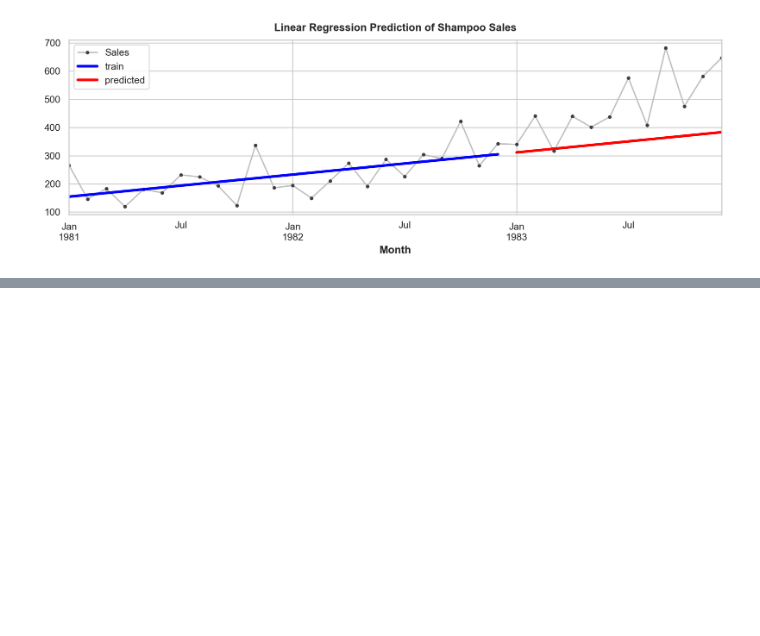
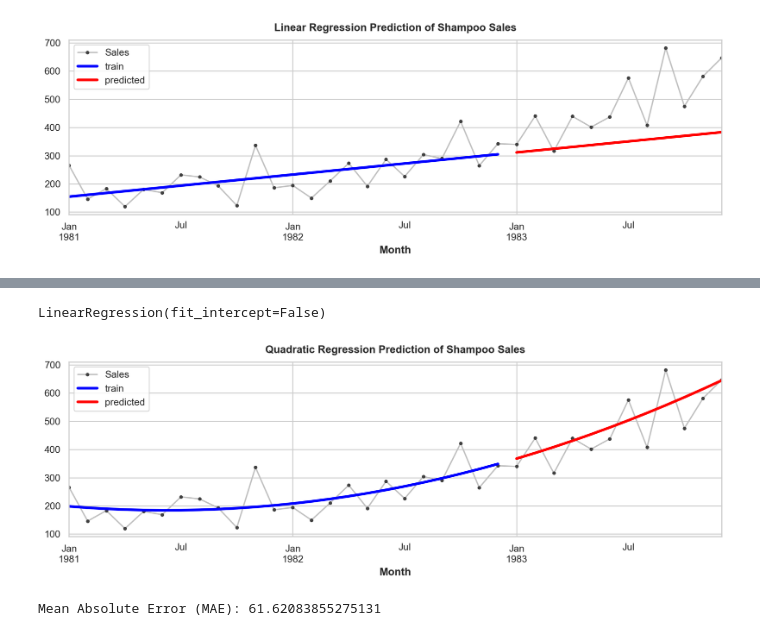
Before and after one commit to Jenutka/shampoo_sales_dataset, a Jupyter notebook: shampoo_prediction.ipynb, the cells around one changed output, grey strips where cells are left out. Saved outputs shown, nothing was run; the diff lists cells and outputs as text; code cells hidden in the pictures; blank space fills up the shorter version.

Commit message:
Quadratic predictive model added

```diff
--- a/shampoo_prediction.ipynb
+++ b/shampoo_prediction.ipynb
@@ -86,0 +90,13 @@ Mean Absolute Error (MAE): 132.7094275362319
+# %%
+X = X.copy()
+
+dp = DeterministicProcess(
+    index=X.index,
+    constant=True,
+    order=2,
+    drop=True,
+)
+
+X = dp.in_sample()
+
+X.head()
@@ -86,0 +111,26 @@ Mean Absolute Error (MAE): 132.7094275362319
+# %%
+X_train, X_test, y_train, y_test = train_test_split(X,y, test_size=0.33, shuffle=False)
+
+model = LinearRegression(fit_intercept=False)
+model.fit(X_train, y_train)
+# %% [output]
+LinearRegression(fit_intercept=False)
+# %%
+y_train_pred = pd.Series(model.predict(X_train), index=X_train.index)
+# %%
+y_test_pred = pd.Series(model.predict(X_test), index=X_test.index)
+# %%
+ax = y.plot(**plot_params)
+ax = y_train_pred.plot(ax=ax, linewidth=3, color='blue', label='train')
+ax = y_test_pred.plot(ax=ax, linewidth=3, color='red', label='predicted')
+ax.set_title('Quadratic Regression Prediction of Shampoo Sales')
+ax.legend();
+plt.savefig('Quadratic_regression_prediction.png')
+plt.show()
+# %% [output]
+[figure, added]
+# %%
+mae = mean_absolute_error(y_test, y_test_pred)
+print('Mean Absolute Error (MAE):', mae)
+# %% [output]
+Mean Absolute Error (MAE): 61.62083855275131
```
Also changed, not shown: parts of 5 cells of this notebook, 2 other files.
